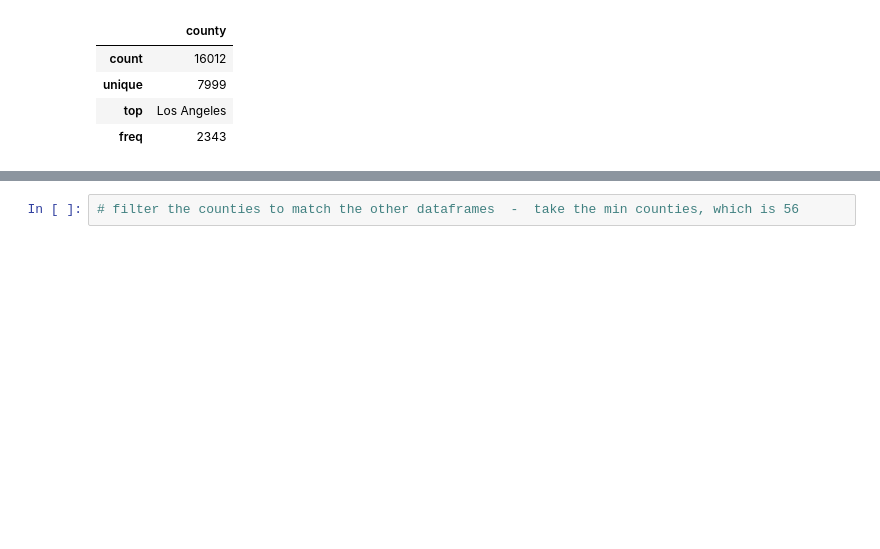
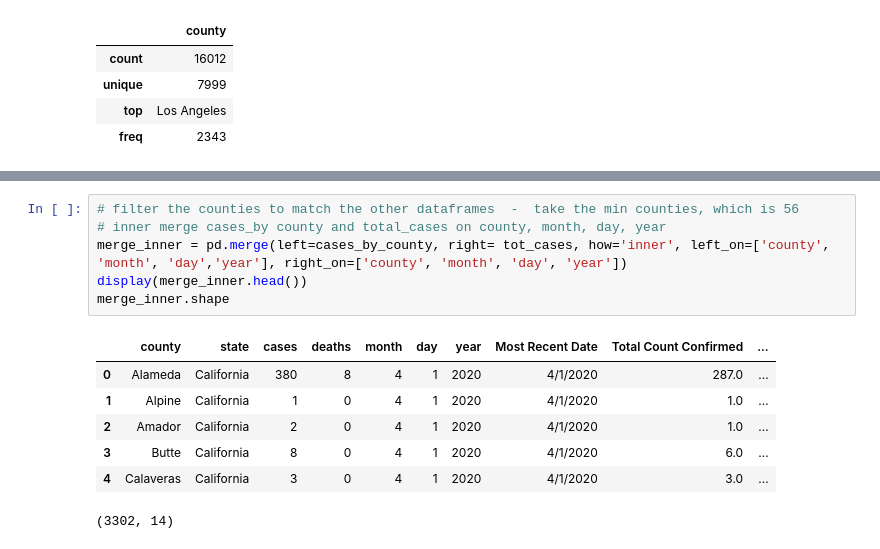
Before and after one commit to salma71/COVID_-LA, a Jupyter notebook: data_expolration.ipynb, the cells around one changed output, grey strips where cells are left out. Drawn from its saved outputs; the diff is of its cells as text; blank space fills up the shorter version.

Commit message:
merge tot_cases with cases by county - inner join

```diff
--- a/data_expolration.ipynb
+++ b/data_expolration.ipynb
@@ -283,2 +277,14 @@ display(asthma_by_age[['county']].describe())
 # %%
 # filter the counties to match the other dataframes  -  take the min counties, which is 56
+# inner merge cases_by county and total_cases on county, month, day, year
+merge_inner = pd.merge(left=cases_by_county, right= tot_cases, how='inner', left_on=['county', 'month', 'day','year'], right_on=['county', 'month', 'day', 'year'])
+display(merge_inner.head())
+merge_inner.shape
+# %% [output]
+|  | county | state | cases | deaths | month | day | year | Most Recent Date | Total Count Confirmed | ... |
+| 0 | Alameda | California | 380 | 8 | 4 | 1 | 2020 | 4/1/2020 | 287.0 | ... |
+| 1 | Alpine | California | 1 | 0 | 4 | 1 | 2020 | 4/1/2020 | 1.0 | ... |
+| 2 | Amador | California | 2 | 0 | 4 | 1 | 2020 | 4/1/2020 | 1.0 | ... |
+| 3 | Butte | California | 8 | 0 | 4 | 1 | 2020 | 4/1/2020 | 6.0 | ... |
+| 4 | Calaveras | California | 3 | 0 | 4 | 1 | 2020 | 4/1/2020 | 3.0 | ... |
+(3302, 14)
```
Also changed, not shown: parts of 3 cells of this notebook.
